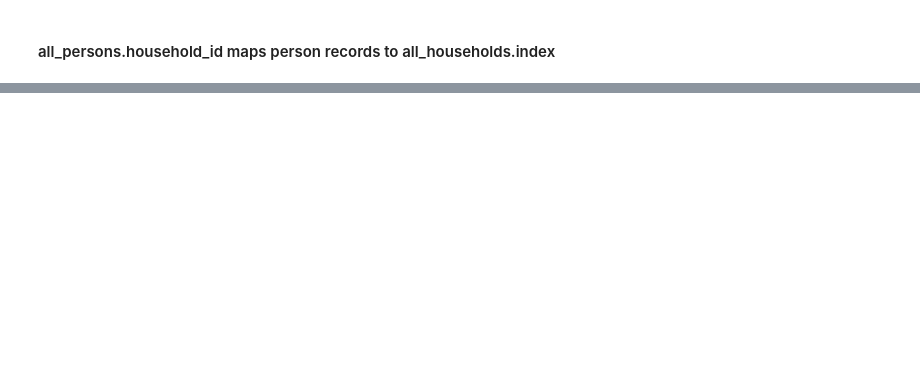
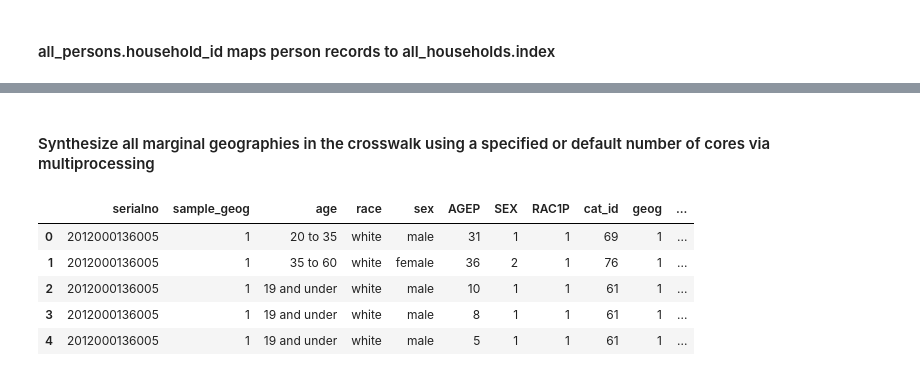
Before and after one commit to JiyanBlack/synthpop_silo, a Jupyter notebook: silodemos/non_census_synthesis.ipynb, the cells around one changed output, grey strips where cells are left out. Saved outputs shown, nothing was run; the diff lists cells and outputs as text; code cells hidden in the pictures; blank space fills up the shorter version.

```diff
--- a/silodemos/non_census_synthesis.ipynb
+++ b/silodemos/non_census_synthesis.ipynb
@@ -135,0 +323,2 @@ all_persons.head()
+# %% [markdown]
+#### Synthesize all marginal geographies in the crosswalk using a specified or default number of cores via multiprocessing
@@ -135,0 +327,9 @@ all_persons.head()
+# %%
+all_persons.head()
+# %% [output]
+|  | serialno | sample_geog | age | race | sex | AGEP | SEX | RAC1P | cat_id | geog | ... |
+| 0 | 2012000136005 | 1 | 20 to 35 | white | male | 31 | 1 | 1 | 69 | 1 | ... |
+| 1 | 2012000136005 | 1 | 35 to 60 | white | female | 36 | 2 | 1 | 76 | 1 | ... |
+| 2 | 2012000136005 | 1 | 19 and under | white | male | 10 | 1 | 1 | 61 | 1 | ... |
+| 3 | 2012000136005 | 1 | 19 and under | white | male | 8 | 1 | 1 | 61 | 1 | ... |
+| 4 | 2012000136005 | 1 | 19 and under | white | male | 5 | 1 | 1 | 61 | 1 | ... |
```
Also changed, not shown: parts of 22 cells of this notebook, 45 other files.
